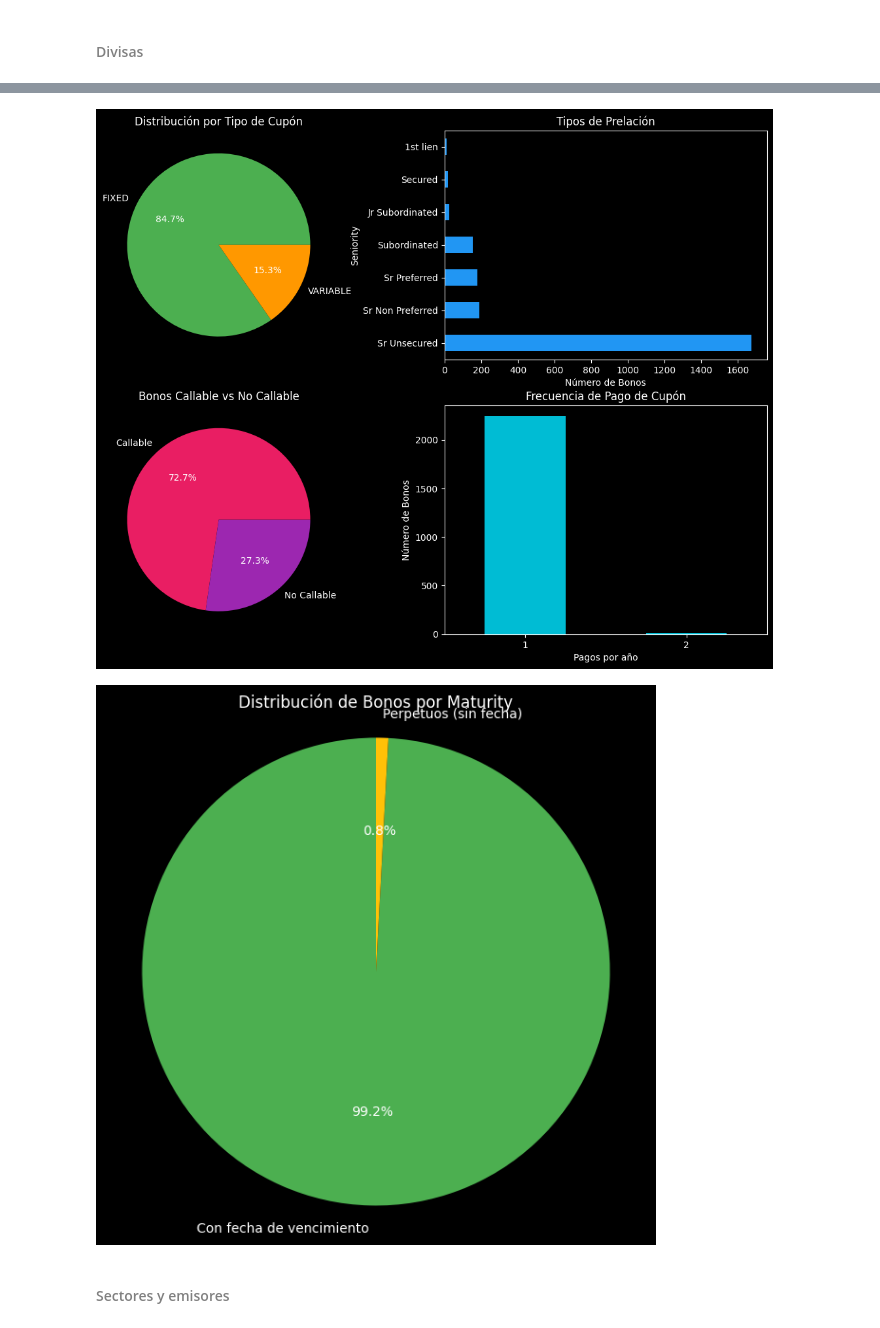
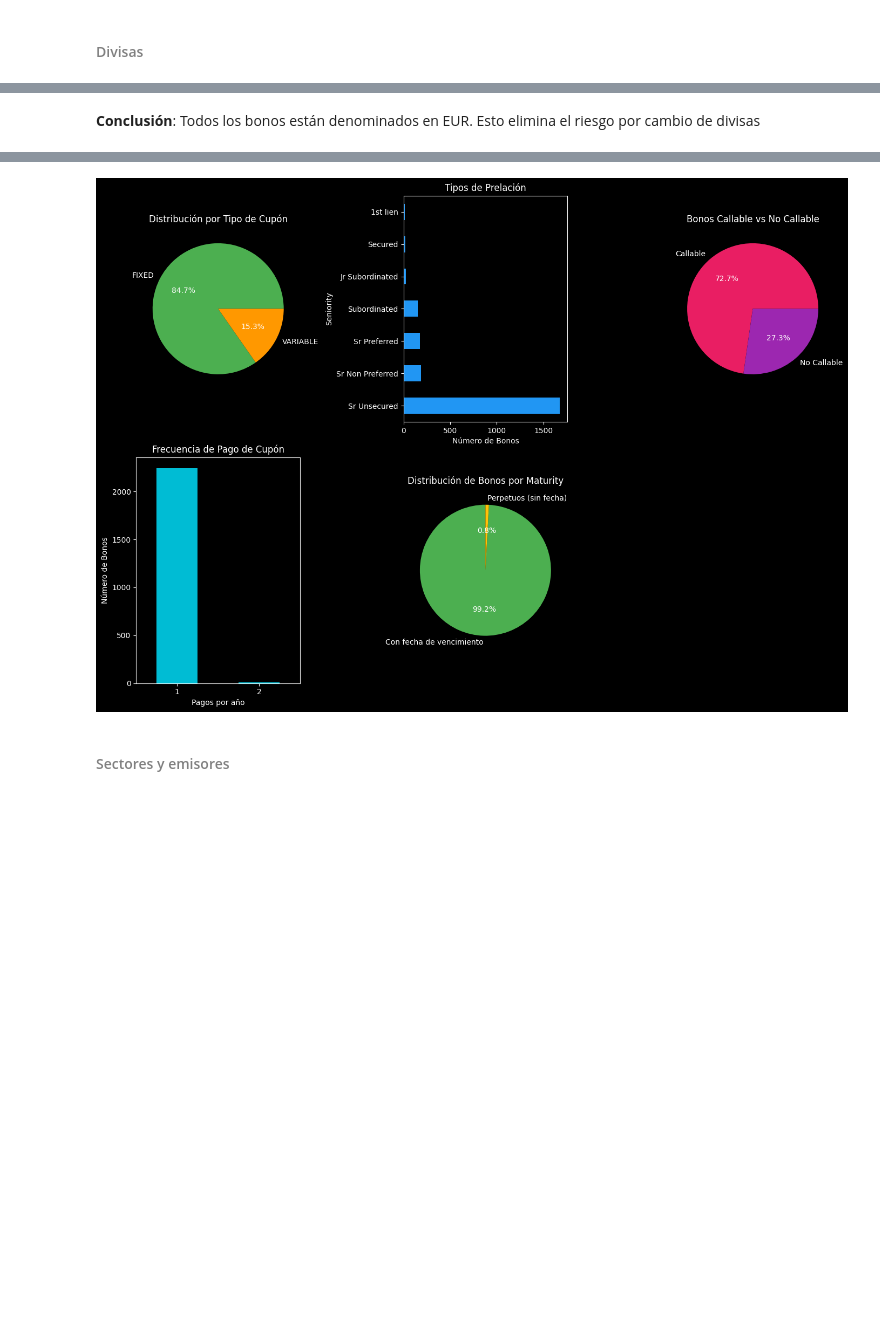
Before and after one commit to Juanjod54/MIAX_TB2.1, a Jupyter notebook: src/TallerRF_AnálisisCartera_Enunciado.ipynb, the cells around one changed output, grey strips where cells are left out. Saved outputs shown, nothing was run; the diff lists cells and outputs as text; code cells hidden in the pictures; blank space fills up the shorter version.

Commit message:
Fixed some charts, added resources to import data without paths

```diff
--- a/src/TallerRF_AnálisisCartera_Enunciado.ipynb
+++ b/src/TallerRF_AnálisisCartera_Enunciado.ipynb
@@ -101,4 +90,4 @@ Resolving deltas: 100% (6/6), done.
 # %%
-universo = pd.read_csv('data/universo.csv', sep=';', encoding='utf-8-sig')
-universo.head()
+with resources.files('data').joinpath('universo.csv') as csv:
+    universo = pd.read_csv(csv, sep=';', encoding='utf-8-sig')
 # %% [output]
@@ -126,15 +120,17 @@ ANÁLISIS DE DIVISAS:
+# %% [markdown]
+**Conclusión**: Todos los bonos están denominados en EUR. Esto elimina el riesgo por cambio de divisas
 # %%
 # Análisis de tipos de bonos
 print(" TIPOS DE BONOS:")
 
 # Tipo de cupón
-print("\n• Tipo de Cupón:")
+print("Tipo de Cupón:")
 coupon_types = universo['Coupon Type'].value_counts()
 for coupon, quantity in coupon_types.items():
     print(f"  - {coupon}: {quantity} bonos")
 
 # Visualización
-fig, axes = plt.subplots(2, 2, figsize=(14, 10))
+fig, axes = plt.subplots(2, 3, figsize=(14, 10))
 
 # Gráfico 1: Tipo de cupón
 coupon_types.plot(kind='pie', ax=axes[0,0], autopct='%1.1f%%', colors=['#4CAF50', '#FF9800'])
@@ -142,7 +138,7 @@ axes[0,0].set_title('Distribución por Tipo de Cupón')
 axes[0,0].set_ylabel('')
 
 # Prelación
-print("\n• Prelación (Seniority):")
+print("Prelación (Seniority):")
 seniority = universo['Seniority'].value_counts()
 for senior, quantity in seniority.items():
     print(f"  - {senior}: {quantity} bonos")
@@ -153,59 +149,59 @@ axes[0,1].set_title('Tipos de Prelación')
 axes[0,1].set_xlabel('Número de Bonos')
 
 # Callable
-print("\n• Optionalidad (Callable):")
+print("Optionalidad (Callable):")
 callable_analysis = universo['Callable'].value_counts()
 
 for call , quantity in callable_analysis.items():
     print(f"  - {call}: {quantity} bonos")
 
 callable_pct = callable_analysis.get('Y', 0)/len(universo)*100
-print(f"→ {callable_pct:.1f}% de los bonos son callable")
+print(f"-> {callable_pct:.1f}% de los bonos son callable")
 
 # Gráfico 3: Callable
-callable_analysis.plot(kind='pie', ax=axes[1,0], autopct='%1.1f%%',
+callable_analysis.plot(kind='pie', ax=axes[0,2], autopct='%1.1f%%',
                        colors=['#E91E63', '#9C27B0'],
                        labels=['Callable', 'No Callable'])
-axes[1,0].set_title('Bonos Callable vs No Callable')
-axes[1,0].set_ylabel('')
+axes[0,2].set_title('Bonos Callable vs No Callable')
+axes[0,2].set_ylabel('')
+
+# Frecuencia de cupón
+print("Frecuencia de Cupón:")
+freq = universo['Coupon Frequency'].value_counts()
+for frequency, quantity in freq.items(): #Cambio el print para que muestre la información más clara
+    print(f"  - {frequency} pago(s) por año: {quantity} bonos")
+
+# Gráfico 4: Frecuencia
+freq.plot(kind='bar', ax=axes[1,0], color='#00BCD4')
+axes[1,0].set_title('Frecuencia de Pago de Cupón')
+axes[1,0].set_xlabel('Pagos por año')
+axes[1,0].set_ylabel('Número de Bonos')
+axes[1,0].tick_params(axis='x', rotation=0)
+
+
+
 
 # Maturity:
-print("\n• Bonos perpetuos o no  (Maturity):")
+print("Bonos perpetuos o no (Maturity):")
 
 maturity_date = universo[universo['Maturity'].notna() & (universo['Maturity'] != '')]
 no_maturity_date= universo[universo['Maturity'].isna() | (universo['Maturity'] == '')]
 
-# Mostrar resumen
 print(f"  - Bonos con fecha de vencimiento: {len(maturity_date)}")
 print(f"  - Bonos perpetuos (sin fecha): {len(no_maturity_date)}")
 
 print("Para valorar los bonos perpetuos hay que tener en cuenta que la fecha de vencimiento es la de la primera call.")
-
 
 # Gráfico 4: Maturity
 labels = ['Con fecha de vencimiento', 'Perpetuos (sin fecha)']
 sizes = [len(maturity_date), len(no_maturity_date)]
 colors = ['#4CAF50', '#FFC107']
 
-plt.figure(figsize=(14, 10))
-plt.pie(sizes, labels=labels, colors=colors, autopct='%1.1f%%', startangle=90)
-plt.title('Distribución de Bonos por Maturity')
-plt.axis('equal')
+axes[1,1].pie(sizes, colors=colors, labels=labels, autopct='%1.1f%%', startangle=90)
+axes[1,1].set_title('Distribución de Bonos por Maturity')
 
-
-# Frecuencia de cupón
-print("\n• Frecuencia de Cupón:")
-freq = universo['Coupon Frequency'].value_counts()
-for frequency, quantity in freq.items(): #Cambio el print para que muestre la información más clara
-    print(f"  - {frequency} pago(s) por año: {quantity} bonos")
-print("\n")
-
-# Gráfico 4: Frecuencia
-freq.plot(kind='bar', ax=axes[1,1], color='#00BCD4')
-axes[1,1].set_title('Frecuencia de Pago de Cupón')
-axes[1,1].set_xlabel('Pagos por año')
-axes[1,1].set_ylabel('Número de Bonos')
-axes[1,1].tick_params(axis='x', rotation=0)
+# Ocultar el grafico vacio
+axes[1,2].axis('off')
 
 plt.tight_layout()
 plt.show()
@@ -230,5 +226,4 @@ plt.show()
-[figure, old version]
+[figure, new version]
-[figure, removed]
 # %% [markdown]
 #### <font color=#808080>Sectores y emisores</font>
 # %%
```
Also changed, not shown: parts of 7 cells of this notebook, 1 other file.
